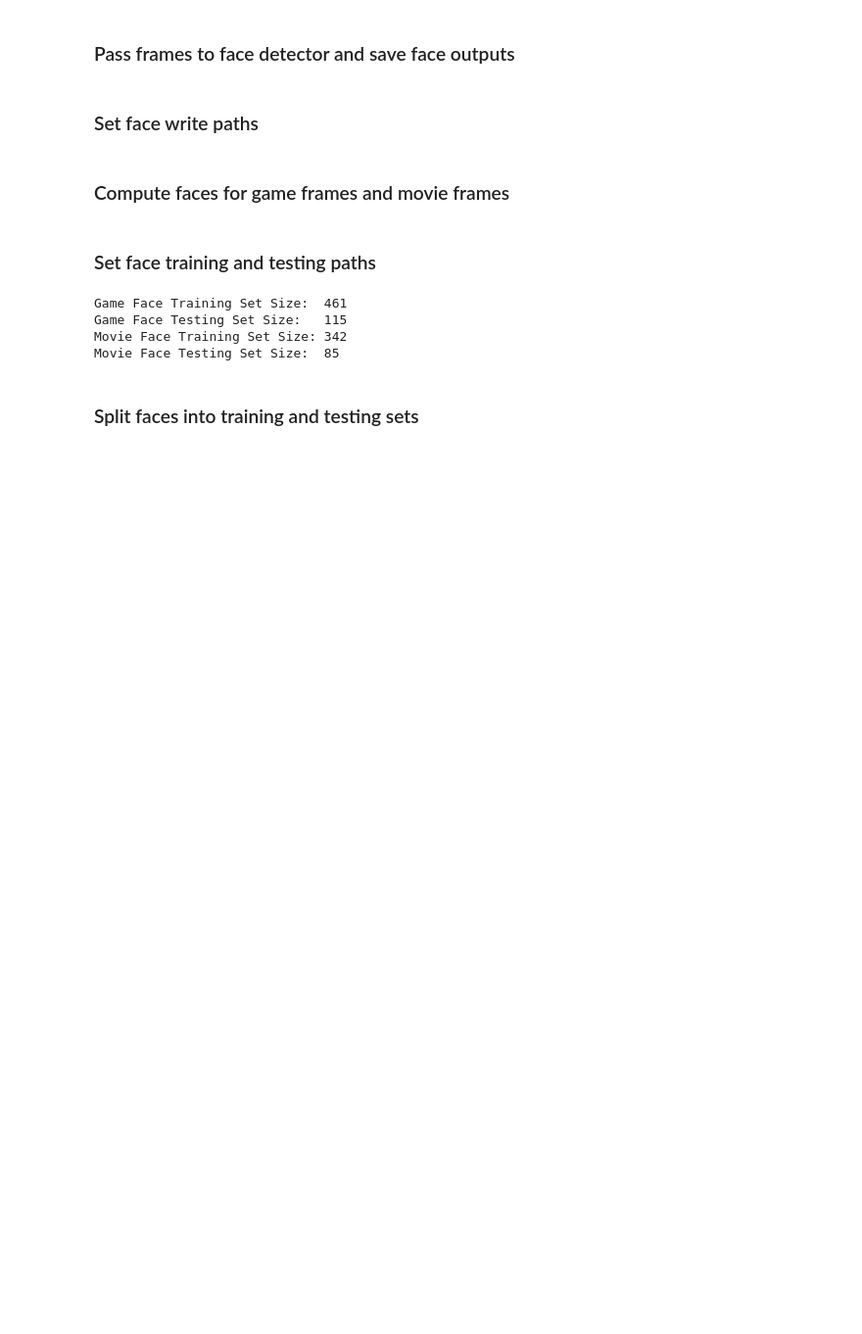
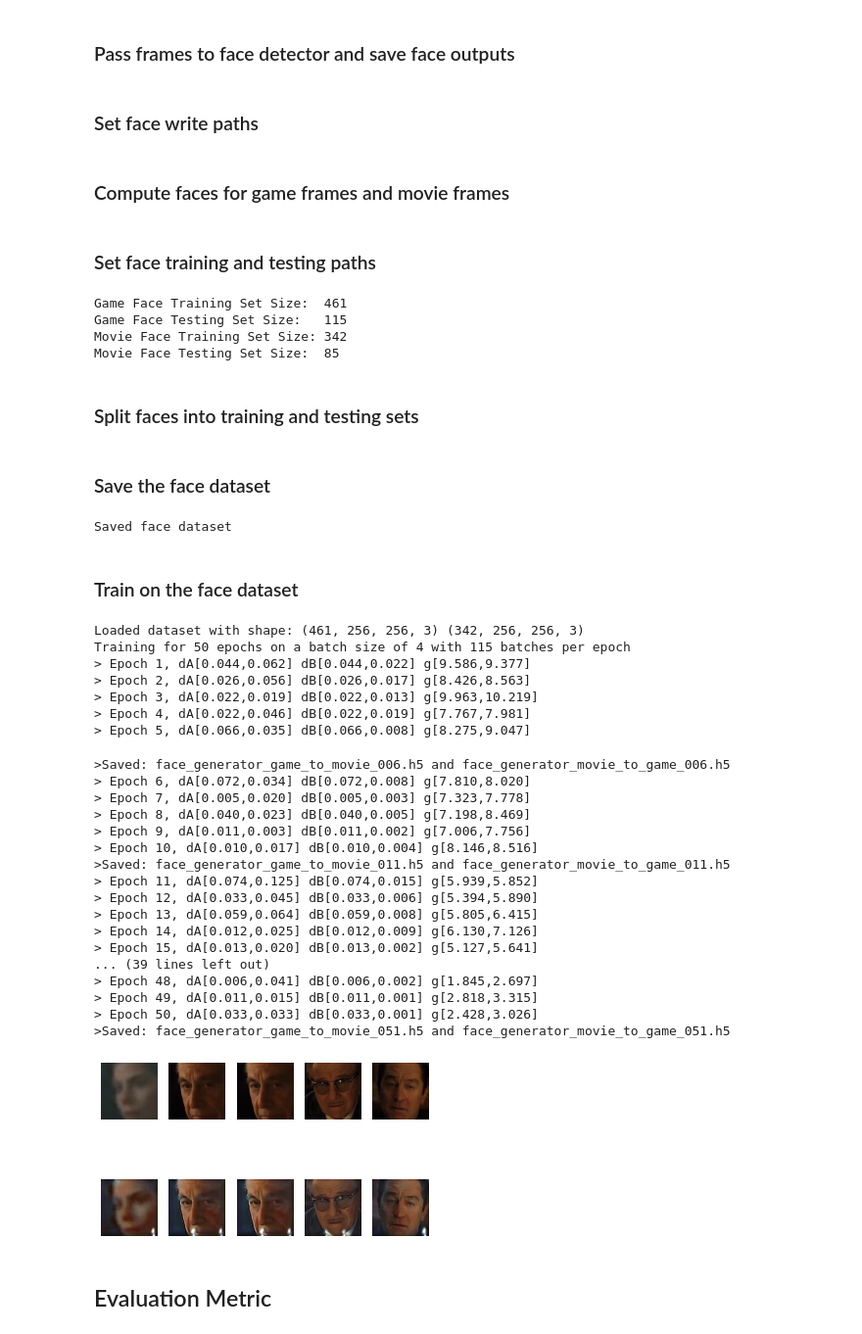
Before and after one commit to FaiZaman/Game-to-Movie-Video-Conversion, a Jupyter notebook: game_to_movie.ipynb, the cells around one changed output. Shown at 98% size. Drawn from its saved outputs; the diff is of its cells as text; code cells hidden in the pictures; blank space fills up the shorter version.

```diff
--- a/game_to_movie.ipynb
+++ b/game_to_movie.ipynb
@@ -171,11 +194,11 @@ def define_discriminator(image_shape):
     in_image = Input(shape=image_shape)
 
     # Convolution-32
-    d = Conv2D(32, (4,4), strides=(2,2), padding='same', kernel_initializer=init)(in_image)
-    d = LeakyReLU(alpha=0.2)(d)
+    #d = Conv2D(32, (4,4), strides=(2,2), padding='same', kernel_initializer=init)(in_image)
+    #d = LeakyReLU(alpha=0.2)(d)
 
     # Convolution-64
-    d = Conv2D(64, (4,4), strides=(2,2), padding='same', kernel_initializer=init)(d)
+    d = Conv2D(64, (4,4), strides=(2,2), padding='same', kernel_initializer=init)(in_image)
     d = InstanceNormalization(axis=-1)(d)
     d = LeakyReLU(alpha=0.2)(d)
 
@@ -235,12 +258,12 @@ def define_generator(image_shape, n_resnet=9):
     in_image = Input(shape=image_shape)
 
     # c7s1-32
-    g = Conv2D(32, (7,7), padding='same', kernel_initializer=init)(in_image)
-    g = InstanceNormalization(axis=-1)(g)
-    g = Activation('relu')(g)
+    #g = Conv2D(32, (7,7), padding='same', kernel_initializer=init)(in_image)
+    #g = InstanceNormalization(axis=-1)(g)
+    #g = Activation('relu')(g)
 
     # d64
-    g = Conv2D(64, (3,3), padding='same', kernel_initializer=init)(g)
+    g = Conv2D(64, (7,7), padding='same', kernel_initializer=init)(in_image)
     g = InstanceNormalization(axis=-1)(g)
     g = Activation('relu')(g)
 
@@ -358,11 +381,11 @@ def generate_fake_samples(generator, dataset, patch_shape):
 def save_models(step, generator_game_to_movie, generator_movie_to_game):
 
     # save the first generator model
-    filename1 = 'generator_game_to_movie_%03d.h5' % (step+1)
+    filename1 = 'face_generator_game_to_movie_%03d.h5' % (step+1)
     generator_game_to_movie.save(main_path + '/models/' + filename1)
 
     # save the second generator model
-    filename2 = 'generator_movie_to_game_%03d.h5' % (step+1)
+    filename2 = 'face_generator_movie_to_game_%03d.h5' % (step+1)
     generator_movie_to_game.save(main_path + '/models/' + filename2)
 
     print('>Saved: %s and %s' % (filename1, filename2))
@@ -392,7 +415,7 @@ def summarize_performance(step, generator, trainX, name, n_samples=5):
         plt.imshow(X_out[i])
 
     # save plot to file
-    filename1 = main_path + '/results/' + '%s_%03d.png' % (name, (step+1))
+    filename1 = main_path + '/results/' + 'face_%s_%03d.png' % (name, (step+1))
     plt.savefig(filename1)
 # %% [markdown]
 ### Update the image pool for fake images
@@ -696,3 +695,63 @@ split_face_data(game_face_train_size, game_face_save_path, game_face_train_path,
 
 # split movie face data
 split_face_data(movie_face_train_size, movie_face_save_path, movie_face_train_path, movie_face_test_path)
+# %% [markdown]
+### Save the face dataset
+# %%
+game_face_data = load_images(game_face_train_path)
+movie_face_data = load_images(movie_face_train_path)
+
+np.savez_compressed(main_path + 'game2movieface.npz', game_face_data, movie_face_data)
+print('Saved face dataset')
+# %% [output]
+Saved face dataset
+# %% [markdown]
+### Train on the face dataset
+# %%
+# load image data and define input shape based on the loaded dataset
+dataset = load_real_samples(main_path + 'data/game2movieface.npz')
+image_shape = dataset[0].shape[1:]
+print('Loaded dataset with shape:', dataset[0].shape, dataset[1].shape)
+
+# define generators
+generator_game_to_movie = define_generator(image_shape)
+generator_movie_to_game = define_generator(image_shape)
+
+# define discriminators
+discriminator_game = define_discriminator(image_shape)
+discriminator_movie = define_discriminator(image_shape)
+
+# define composite models
+composite_game_to_movie = define_composite_model(generator_game_to_movie, discriminator_movie, generator_movie_to_game, image_shape)   # game -> movie -> [real/fake, game]
+composite_movie_to_game = define_composite_model(generator_movie_to_game, discriminator_game, generator_game_to_movie, image_shape)   # movie -> game -> [real/fake, movie]
+
+# train models
+train(discriminator_game, discriminator_movie, generator_game_to_movie, generator_movie_to_game, composite_game_to_movie, composite_movie_to_game, dataset)
+# %% [output]
+Loaded dataset with shape: (461, 256, 256, 3) (342, 256, 256, 3)
+Training for 50 epochs on a batch size of 4 with 115 batches per epoch
+> Epoch 1, dA[0.044,0.062] dB[0.044,0.022] g[9.586,9.377]
+> Epoch 2, dA[0.026,0.056] dB[0.026,0.017] g[8.426,8.563]
+> Epoch 3, dA[0.022,0.019] dB[0.022,0.013] g[9.963,10.219]
+> Epoch 4, dA[0.022,0.046] dB[0.022,0.019] g[7.767,7.981]
+> Epoch 5, dA[0.066,0.035] dB[0.066,0.008] g[8.275,9.047]
+>Saved: face_generator_game_to_movie_006.h5 and face_generator_movie_to_game_006.h5
+> Epoch 6, dA[0.072,0.034] dB[0.072,0.008] g[7.810,8.020]
+> Epoch 7, dA[0.005,0.020] dB[0.005,0.003] g[7.323,7.778]
+> Epoch 8, dA[0.040,0.023] dB[0.040,0.005] g[7.198,8.469]
+> Epoch 9, dA[0.011,0.003] dB[0.011,0.002] g[7.006,7.756]
+> Epoch 10, dA[0.010,0.017] dB[0.010,0.004] g[8.146,8.516]
+>Saved: face_generator_game_to_movie_011.h5 and face_generator_movie_to_game_011.h5
+> Epoch 11, dA[0.074,0.125] dB[0.074,0.015] g[5.939,5.852]
+> Epoch 12, dA[0.033,0.045] dB[0.033,0.006] g[5.394,5.890]
+> Epoch 13, dA[0.059,0.064] dB[0.059,0.008] g[5.805,6.415]
+> Epoch 14, dA[0.012,0.025] dB[0.012,0.009] g[6.130,7.126]
+> Epoch 15, dA[0.013,0.020] dB[0.013,0.002] g[5.127,5.641]
+... (39 lines left out)
+> Epoch 48, dA[0.006,0.041] dB[0.006,0.002] g[1.845,2.697]
+> Epoch 49, dA[0.011,0.015] dB[0.011,0.001] g[2.818,3.315]
+> Epoch 50, dA[0.033,0.033] dB[0.033,0.001] g[2.428,3.026]
+>Saved: face_generator_game_to_movie_051.h5 and face_generator_movie_to_game_051.h5
+[figure, added]
+# %% [markdown]
+## Evaluation Metric
```
Also changed, not shown: parts of 19 cells of this notebook.
